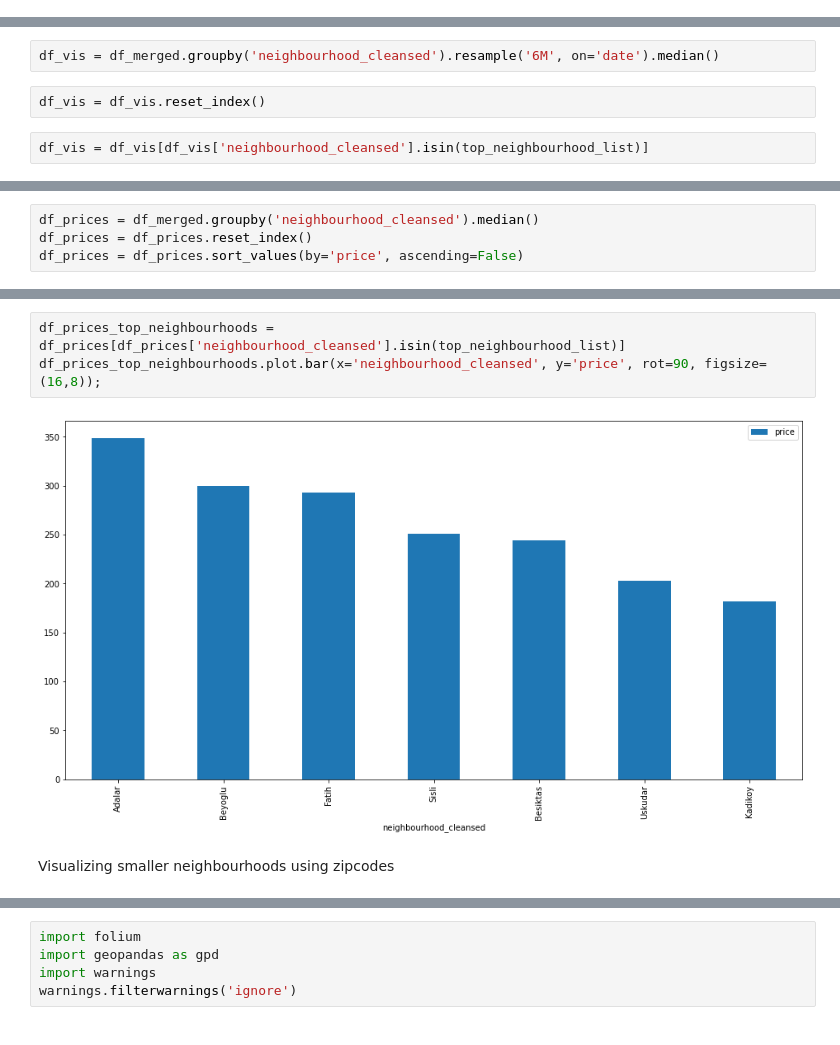
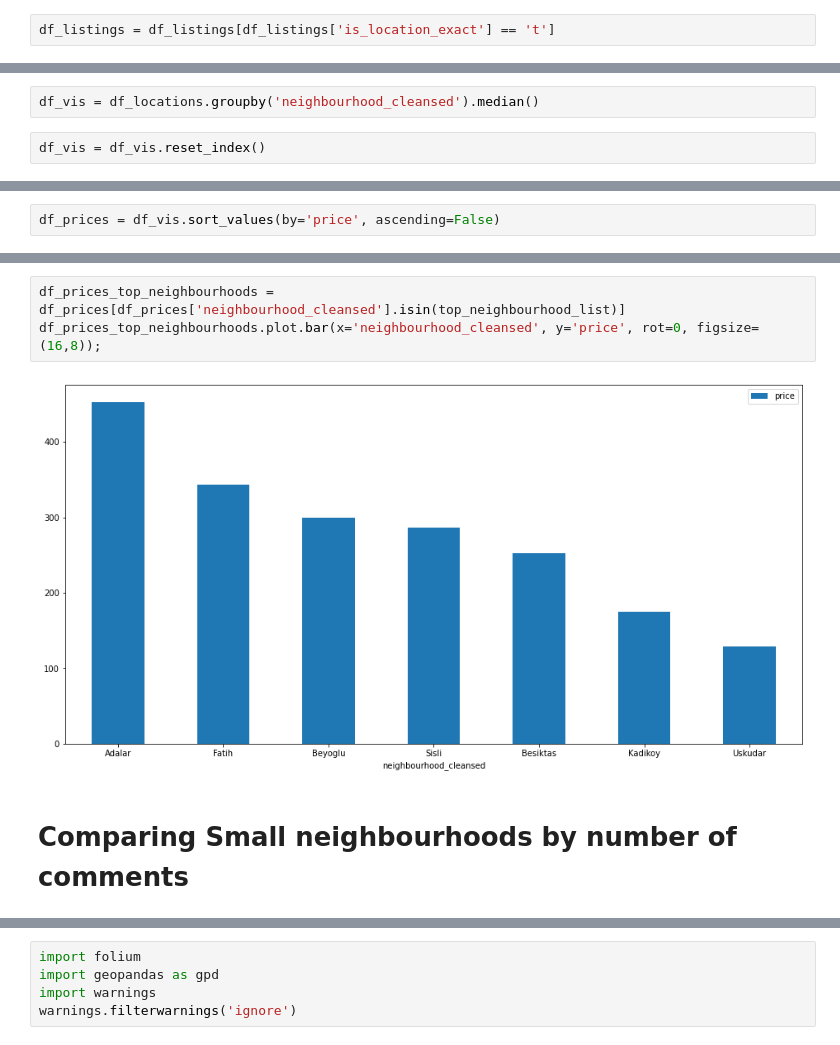
Before and after one commit to OzanGenc/Airbnb-Istanbul-ReviewScorePrediction, a Jupyter notebook: WordCloud.ipynb, the cells around one changed output, grey strips where cells are left out. Cells and saved outputs as stored; diff of their text form.

Commit message:
Error in bar charts are resolved

```diff
--- a/WordCloud.ipynb
+++ b/WordCloud.ipynb
@@ -66,6 +83,8 @@ def clean_features(pd_series):
     return pd_series
 # %%
 df_listings = df_listings.apply(clean_features, axis=0)
+# %%
+df_listings = df_listings[df_listings['is_location_exact'] == 't']
 # %%
 df_reviews = df_reviews.drop(columns=['id', 'reviewer_id', 'reviewer_name'])
 # %%
@@ -159,6 +194,4 @@ Median prices for each neighbourhood
 # %%
-df_vis = df_merged.groupby('neighbourhood_cleansed').resample('6M', on='date').median()
+df_vis = df_locations.groupby('neighbourhood_cleansed').median()
 # %%
 df_vis = df_vis.reset_index()
-# %%
-df_vis = df_vis[df_vis['neighbourhood_cleansed'].isin(top_neighbourhood_list)]
@@ -165,7 +207,5 @@ df_vis = df_vis[df_vis['neighbourhood_cleansed'].isin(top_neighbourhood_list)]
 # %%
-df_prices = df_merged.groupby('neighbourhood_cleansed').median()
-df_prices = df_prices.reset_index()
-df_prices = df_prices.sort_values(by='price', ascending=False)
+df_prices = df_vis.sort_values(by='price', ascending=False)
 # %%
 df_prices.plot.bar(x='neighbourhood_cleansed', y='price', rot=90, figsize=(20,10))
 # %% [output]
@@ -194,7 +214,7 @@ Name: neighbourhood_cleansed, dtype: int64
 # %%
 df_prices_top_neighbourhoods = df_prices[df_prices['neighbourhood_cleansed'].isin(top_neighbourhood_list)]
-df_prices_top_neighbourhoods.plot.bar(x='neighbourhood_cleansed', y='price', rot=90, figsize=(16,8));
+df_prices_top_neighbourhoods.plot.bar(x='neighbourhood_cleansed', y='price', rot=0, figsize=(16,8));
 # %% [output]
-[figure, old version]
+[figure, new version]
-# %% [markdown]
-Visualizing smaller neighbourhoods using zipcodes
+# %% [markdown]
+# Comparing Small neighbourhoods by number of comments
```
Also changed, not shown: parts of 41 cells of this notebook.
